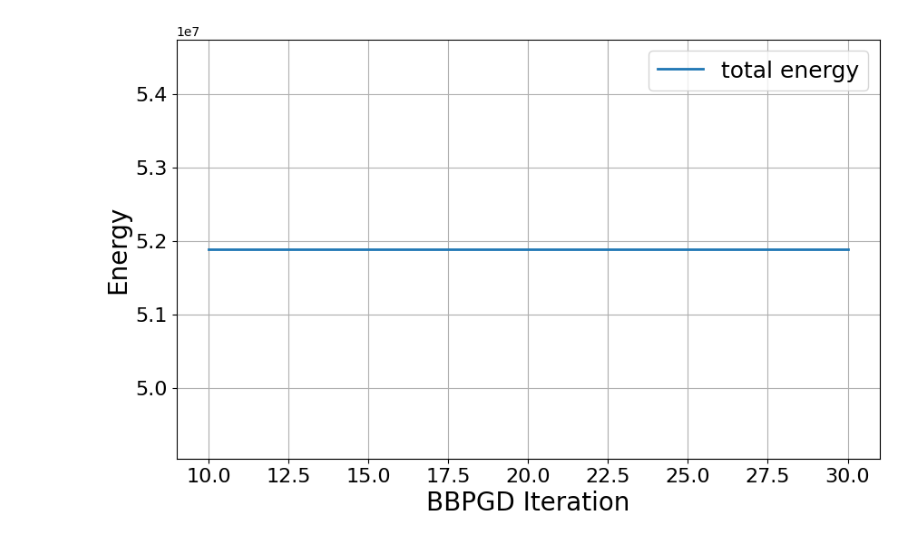
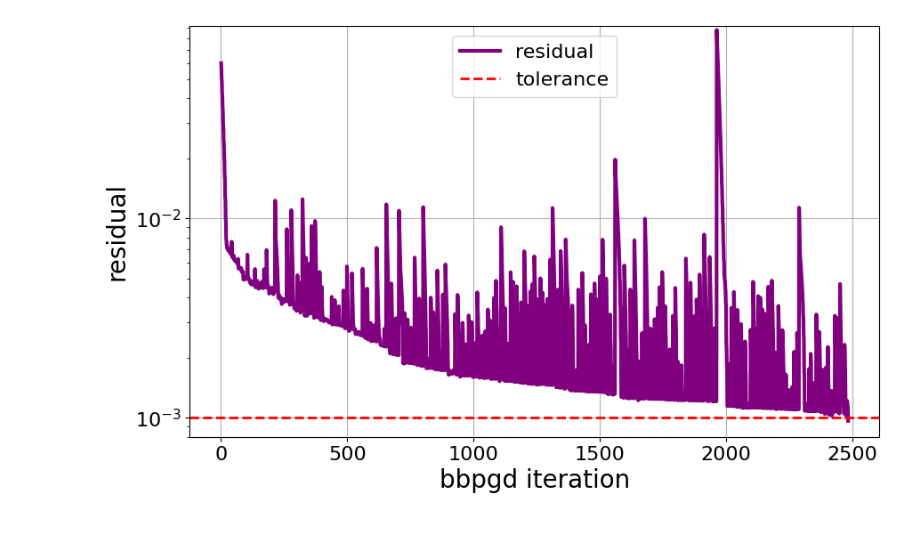
Before and after one commit to ManuelLerchner/ProliferatingCellCollectives-IDP, a Jupyter notebook: analysis/plot_bbgdp.ipynb, the cells around one changed output. Cells and saved outputs as stored; diff of their text form; code cells hidden in the pictures.

```diff
--- a/analysis/plot_bbgdp.ipynb
+++ b/analysis/plot_bbgdp.ipynb
@@ -43,23 +60,18 @@ fig.savefig('bbpgd_residual.png', dpi=300, bbox_inches='tight')
-# %%
-fig, ax = plt.subplots(figsize=(10, 6))
-
-
-# plt.plot(bbpgd_data['iteration'], bbpgd_data['linear'], label='linear')
-# plt.plot(bbpgd_data['iteration'], bbpgd_data['quadratic'], label='quadratic')
-# plt.plot(bbpgd_data['iteration'], bbpgd_data['growth'], label='growth')
-plt.plot(bbpgd_data['step'], bbpgd_data['total'],
-         label='total energy', linewidth=2)
-
-
-plt.xlabel('BBPGD Iteration', fontsize=20)
-plt.ylabel('Energy', fontsize=20)
-
-ax.tick_params(axis='y', which='both', labelsize=16)
-ax.tick_params(axis='x', labelsize=16)
-
-ax.grid(True, which="both")
-ax.legend(fontsize=18)
-
-fig.savefig('bbgdp_energy.png', dpi=300, bbox_inches='tight')
-# %% [output]
-[figure, removed]
+# %%
+fig = makeplot(bbpgd_data, x='step', y='residual',
+               xlabel='bbpgd iteration',
+
+                      ylabel='residual', outname='bbpgd_residual.png')
+# fig.axes[0].legend({'Total Energy': 'blue'}, fontsize=16)
+fig.axes[0].set_ylim(8e-4, None)
+fig.axes[0].set_yscale('log')
+
+
+fig.axes[0].axhline(y=tolerance, color='red', linestyle='--',
+                    label='tolerance', linewidth=2)
+
+
+fig.axes[0].legend(fontsize=16, loc='upper center')
+fig.savefig('bbpgd_residual.png', dpi=300, bbox_inches="tight")
+# %% [output]
+[figure, added]
```
Also changed, not shown: parts of 7 cells of this notebook, 5 other files.
